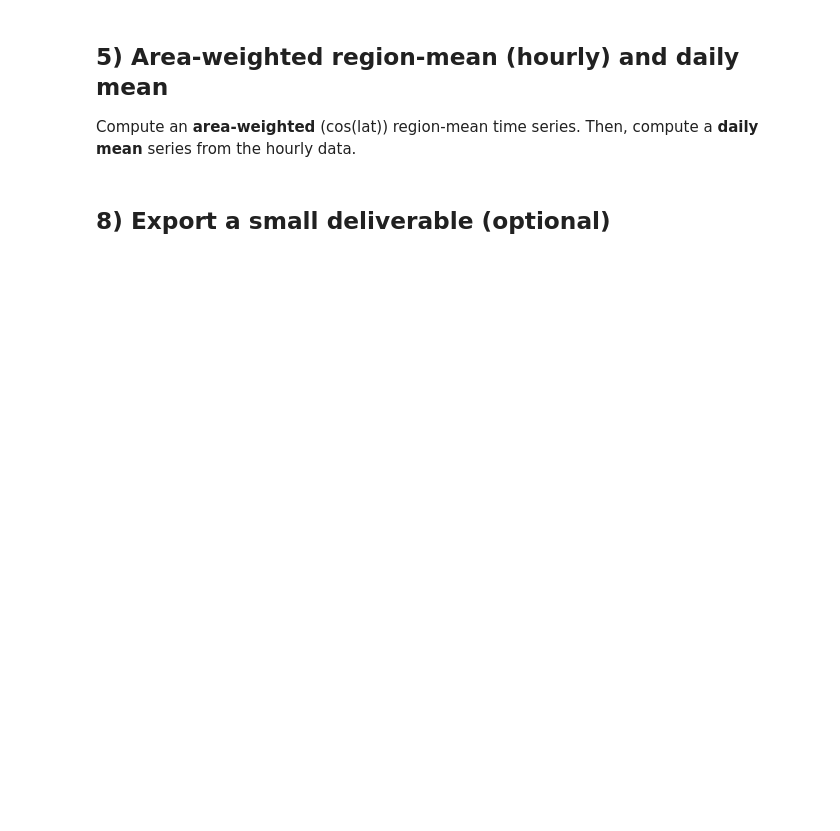
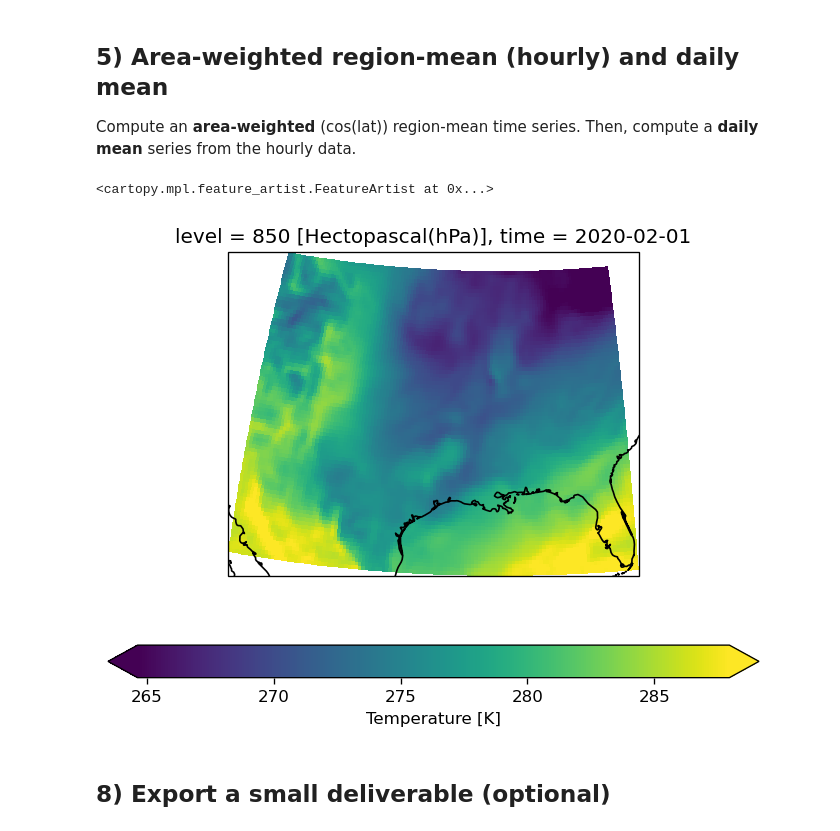
Before and after one commit to klundstrom33/ATMS-523-Module2-inclass-era5-850hpa-xarray, a Jupyter notebook: notebooks/01_era5_850hpa_intro.ipynb, the cells around one changed output. Drawn from its saved outputs; the diff is of its cells as text; code cells hidden in the pictures; blank space fills up the shorter version.

```diff
--- a/notebooks/01_era5_850hpa_intro.ipynb
+++ b/notebooks/01_era5_850hpa_intro.ipynb
@@ -87,4 +93,9 @@ We'll select **temperature (`temperature`) at 850 hPa**, convert to **°C**, and
 month = "2020-01"   # TODO: change to another month if desired
 t0 = pd.to_datetime(month + "-01")
 t1 = (t0 + pd.offsets.MonthEnd(1)).strftime("%Y-%m-%d")
+
+var = 'temperature'
+
+dss=ds.sel(time=slice('2020-02-01 00:00','2020-02-29 23:59'), level=850)
+dss
 # %% [output]
@@ -125,3 +154,6 @@ Choose a geographic box (edit as desired):
 **🧩 Questions**
 1. Why might we need to convert longitudes from [-180,180] to [0,360]?
 2. How many grid points (lat×lon) and time steps are in your subset?
+# %%
+dsss = dss[var].sel(latitude=slice(45,25), longitude=slice(-110+360, -80+360))
+dsss
@@ -132,2 +179,13 @@ Compute an **area-weighted** (cos(lat)) region-mean time series. Then, compute a
+# %%
+fig, axis = plt.subplots(1, 1, subplot_kw=dict(projection=ccrs.Orthographic(-90, 30)))
+dsss.isel(time=0).plot(ax=axis,
+    transform=ccrs.PlateCarree(),  # this is important!
+    # usual xarray stuff
+    cbar_kwargs={"orientation": "horizontal", "shrink": 0.7},
+    robust=True,)
+axis.coastlines()
+# %% [output]
+<cartopy.mpl.feature_artist.FeatureArtist at 0x...>
+[figure, added]
 # %% [markdown]
 ## 8) Export a small deliverable (optional)
```
Also changed, not shown: parts of 11 cells of this notebook.
